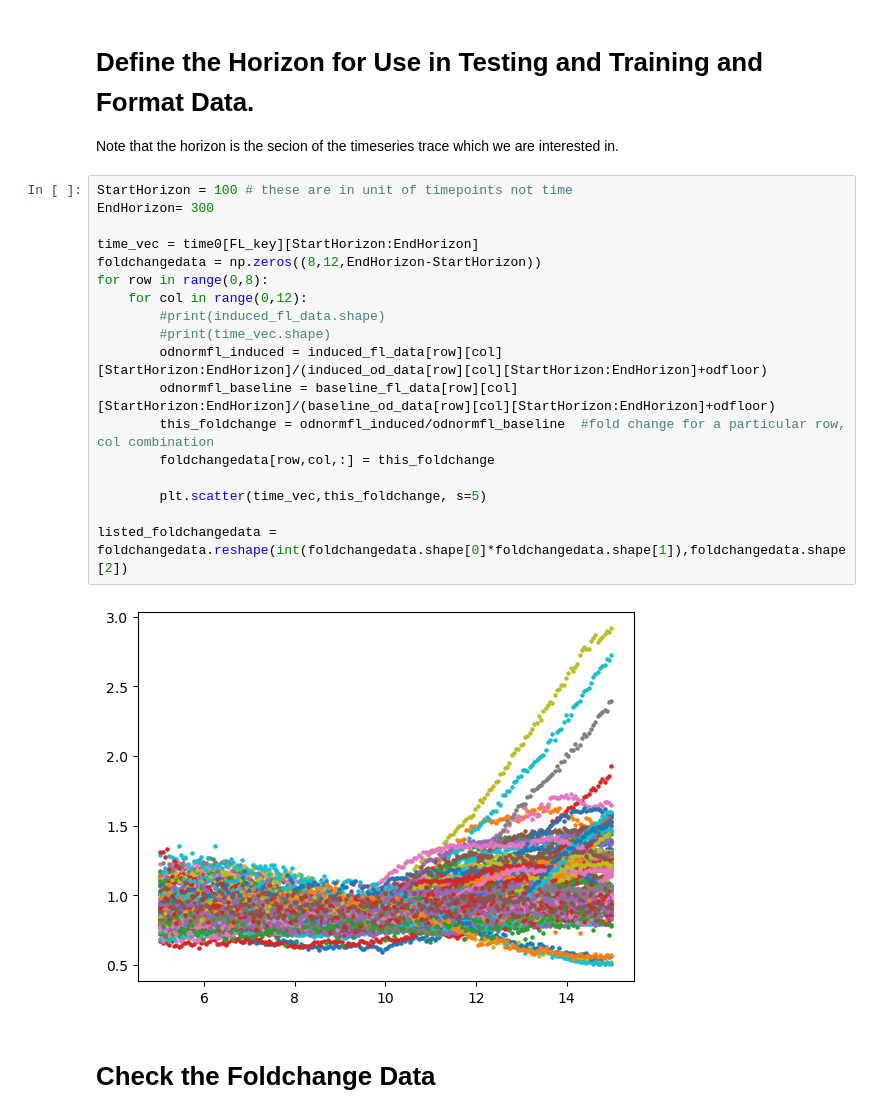
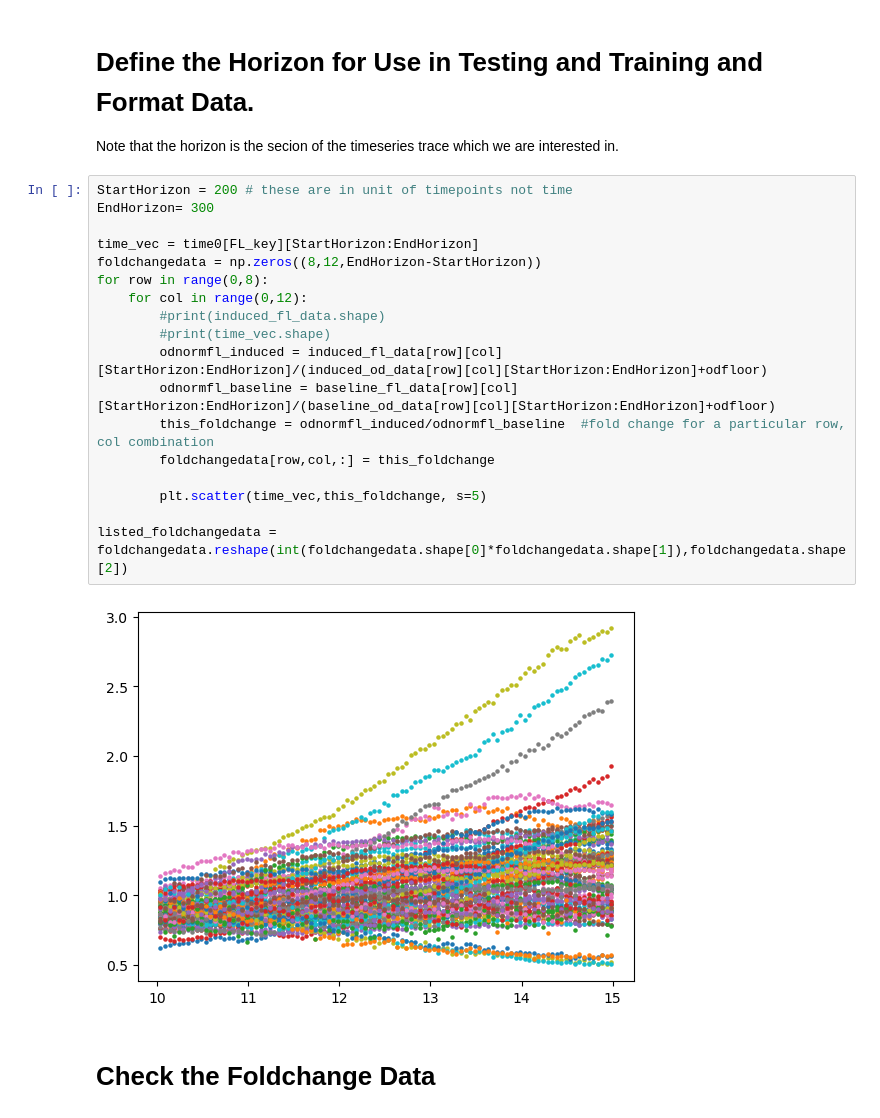
Before and after one commit to aztaylor/gRNA2Knockdown, a Jupyter notebook: Restore.ipynb, the cells around one changed output. Saved outputs shown, nothing was run; the diff lists cells and outputs as text.

```diff
--- a/Restore.ipynb
+++ b/Restore.ipynb
@@ -51,25 +51,25 @@ induced_fl_data = data1[FL_key]
 # Define the Horizon for Use in Testing and Training and Format Data.
 Note that the horizon is the secion of the timeseries trace which we are interested in.
 # %%
-StartHorizon = 100 # these are in unit of timepoints not time
+StartHorizon = 200 # these are in unit of timepoints not time
 EndHorizon= 300
 
 time_vec = time0[FL_key][StartHorizon:EndHorizon]
 foldchangedata = np.zeros((8,12,EndHorizon-StartHorizon))
 for row in range(0,8):
     for col in range(0,12):
         #print(induced_fl_data.shape)
         #print(time_vec.shape)
         odnormfl_induced = induced_fl_data[row][col][StartHorizon:EndHorizon]/(induced_od_data[row][col][StartHorizon:EndHorizon]+odfloor)
         odnormfl_baseline = baseline_fl_data[row][col][StartHorizon:EndHorizon]/(baseline_od_data[row][col][StartHorizon:EndHorizon]+odfloor)
         this_foldchange = odnormfl_induced/odnormfl_baseline  #fold change for a particular row, col combination
         foldchangedata[row,col,:] = this_foldchange
 
         plt.scatter(time_vec,this_foldchange, s=5)
 
 listed_foldchangedata = foldchangedata.reshape(int(foldchangedata.shape[0]*foldchangedata.shape[1]),foldchangedata.shape[2])
 # %% [output]
-[figure, old version]
+[figure, new version]
 # %% [markdown]
 # Check the Foldchange Data
 # %%
```
Also changed, not shown: parts of 4 cells of this notebook, 6 other files.
